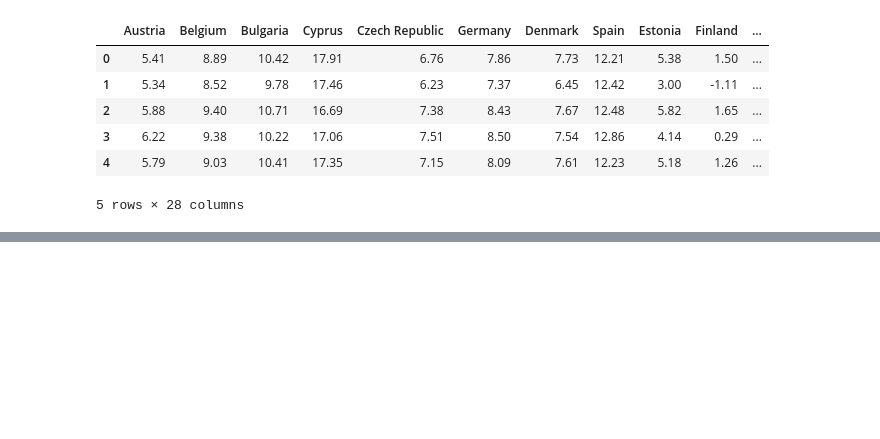
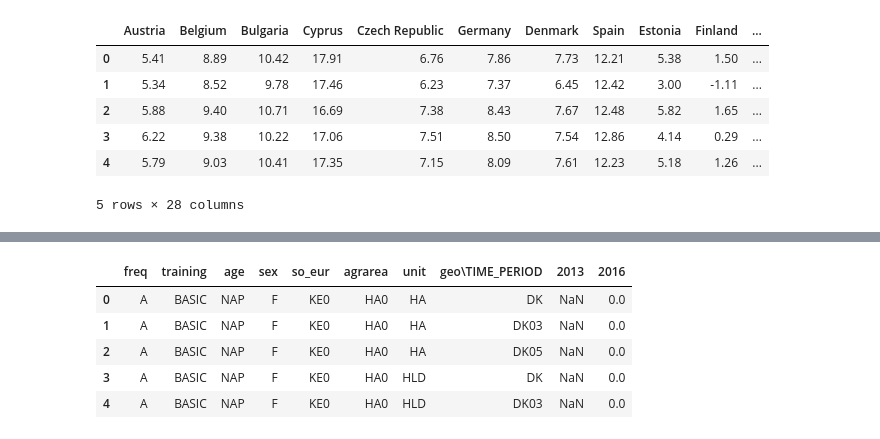
Before and after one commit to sba22206/semester1_ca2, a Jupyter notebook: load_and_write_data.ipynb, the cells around one changed output, grey strips where cells are left out. Cells and saved outputs as stored; diff of their text form; code cells hidden in the pictures; blank space fills up the shorter version.

```diff
--- a/load_and_write_data.ipynb
+++ b/load_and_write_data.ipynb
@@ -129,0 +173,2 @@ temper_df_concat.to_csv('temperature.csv')
+# %%
+training = eurostat.get_data_df('ef_mp_training')
@@ -129,0 +195,9 @@ temper_df_concat.to_csv('temperature.csv')
+# %%
+training.head()
+# %% [output]
+|  | freq | training | age | sex | so_eur | agrarea | unit | geo\TIME_PERIOD | 2013 | 2016 |
+| 0 | A | BASIC | NAP | F | KE0 | HA0 | HA | DK | NaN | 0.0 |
+| 1 | A | BASIC | NAP | F | KE0 | HA0 | HA | DK03 | NaN | 0.0 |
+| 2 | A | BASIC | NAP | F | KE0 | HA0 | HA | DK05 | NaN | 0.0 |
+| 3 | A | BASIC | NAP | F | KE0 | HA0 | HLD | DK | NaN | 0.0 |
+| 4 | A | BASIC | NAP | F | KE0 | HA0 | HLD | DK03 | NaN | 0.0 |
```
Also changed, not shown: parts of 48 cells of this notebook.
